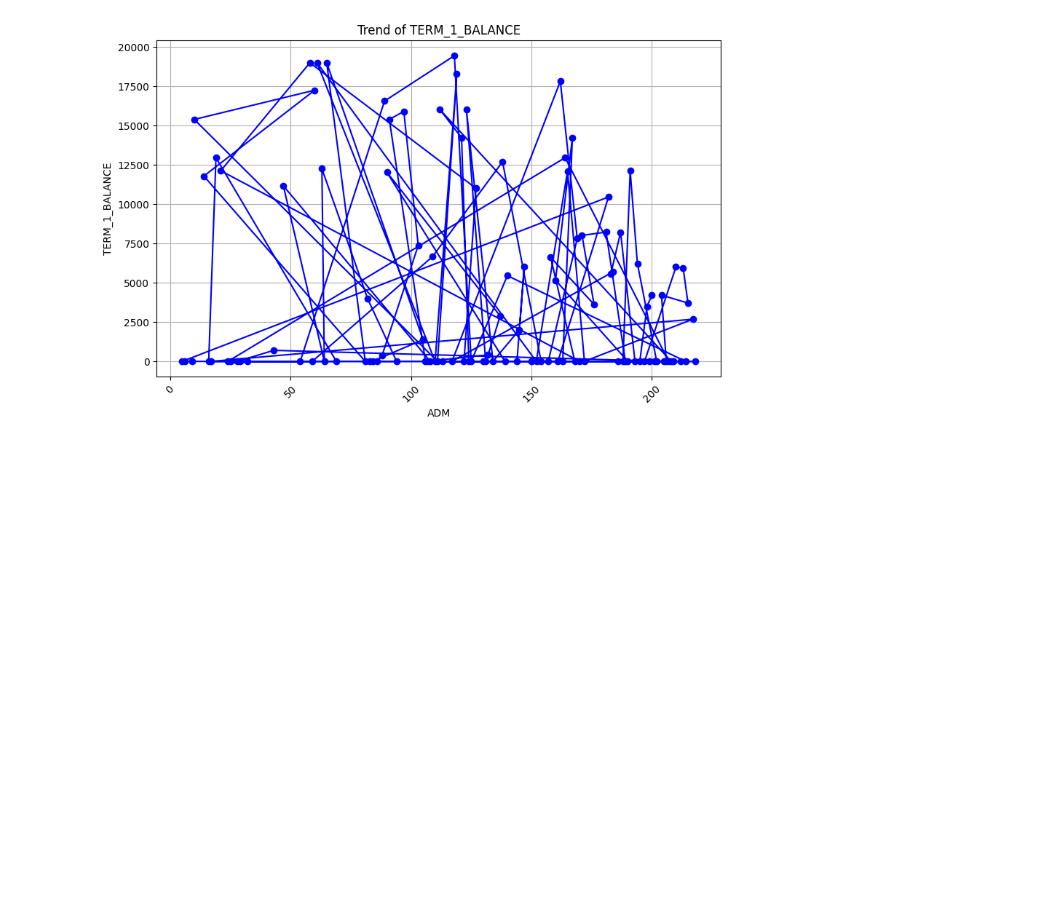
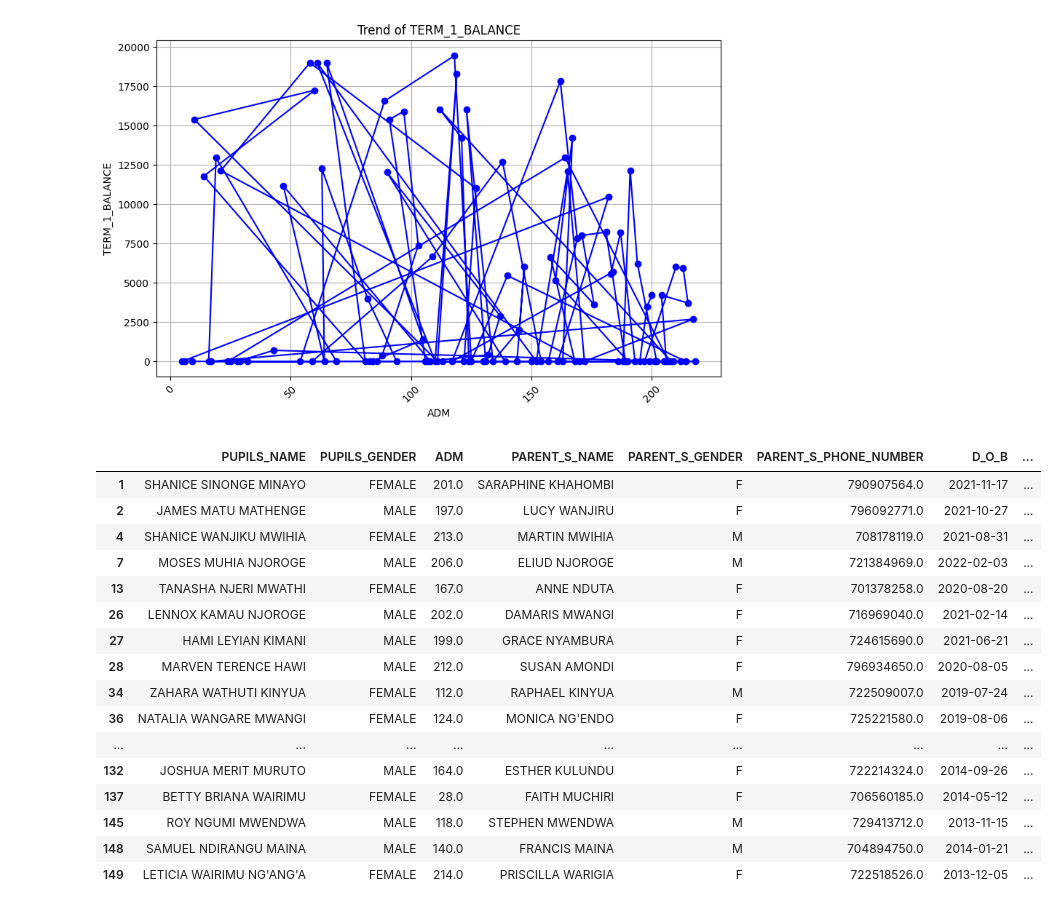
Before and after one commit to NellitG/Chestnut_data, a Jupyter notebook: Cape Chestnut Data.ipynb, the cells around one changed output. Saved outputs shown, nothing was run; the diff lists cells and outputs as text; code cells hidden in the pictures; blank space fills up the shorter version.

Commit message:
filtering more than two names

```diff
--- a/Cape Chestnut Data.ipynb
+++ b/Cape Chestnut Data.ipynb
@@ -241,3 +241,25 @@ else:
     print("Columns 'ADM' or 'TERM_1_BALANCE' do not exist in the DataFrame.")
 # %% [output]
 [figure]
+# %%
+#To generate column PUPILS_NAME with more than two names
+df_filter = df[df['PUPILS_NAME'].str.split().str.len() > 2]
+df_filter
+# %% [output]
+|  | PUPILS_NAME | PUPILS_GENDER | ADM | PARENT_S_NAME | PARENT_S_GENDER | PARENT_S_PHONE_NUMBER | D_O_B | ... |
+| 1 | SHANICE SINONGE MINAYO | FEMALE | 201.0 | SARAPHINE KHAHOMBI | F | 790907564.0 | 2021-11-17 | ... |
+| 2 | JAMES MATU MATHENGE | MALE | 197.0 | LUCY WANJIRU | F | 796092771.0 | 2021-10-27 | ... |
+| 4 | SHANICE WANJIKU MWIHIA | FEMALE | 213.0 | MARTIN MWIHIA | M | 708178119.0 | 2021-08-31 | ... |
+| 7 | MOSES MUHIA NJOROGE | MALE | 206.0 | ELIUD NJOROGE | M | 721384969.0 | 2022-02-03 | ... |
+| 13 | TANASHA NJERI MWATHI | FEMALE | 167.0 | ANNE NDUTA | F | 701378258.0 | 2020-08-20 | ... |
+| 26 | LENNOX KAMAU NJOROGE | MALE | 202.0 | DAMARIS MWANGI | F | 716969040.0 | 2021-02-14 | ... |
+| 27 | HAMI LEYIAN KIMANI | MALE | 199.0 | GRACE NYAMBURA | F | 724615690.0 | 2021-06-21 | ... |
+| 28 | MARVEN TERENCE HAWI | MALE | 212.0 | SUSAN AMONDI | F | 796934650.0 | 2020-08-05 | ... |
+| 34 | ZAHARA WATHUTI KINYUA | FEMALE | 112.0 | RAPHAEL KINYUA | M | 722509007.0 | 2019-07-24 | ... |
+| 36 | NATALIA WANGARE MWANGI | FEMALE | 124.0 | MONICA NG'ENDO | F | 725221580.0 | 2019-08-06 | ... |
+| ... | ... | ... | ... | ... | ... | ... | ... | ... |
+| 132 | JOSHUA MERIT MURUTO | MALE | 164.0 | ESTHER KULUNDU | F | 722214324.0 | 2014-09-26 | ... |
+| 137 | BETTY BRIANA WAIRIMU | FEMALE | 28.0 | FAITH MUCHIRI | F | 706560185.0 | 2014-05-12 | ... |
+| 145 | ROY NGUMI MWENDWA | MALE | 118.0 | STEPHEN MWENDWA | M | 729413712.0 | 2013-11-15 | ... |
+| 148 | SAMUEL NDIRANGU MAINA | MALE | 140.0 | FRANCIS MAINA | M | 704894750.0 | 2014-01-21 | ... |
+| 149 | LETICIA WAIRIMU NG'ANG'A | FEMALE | 214.0 | PRISCILLA WARIGIA | F | 722518526.0 | 2013-12-05 | ... |
```
